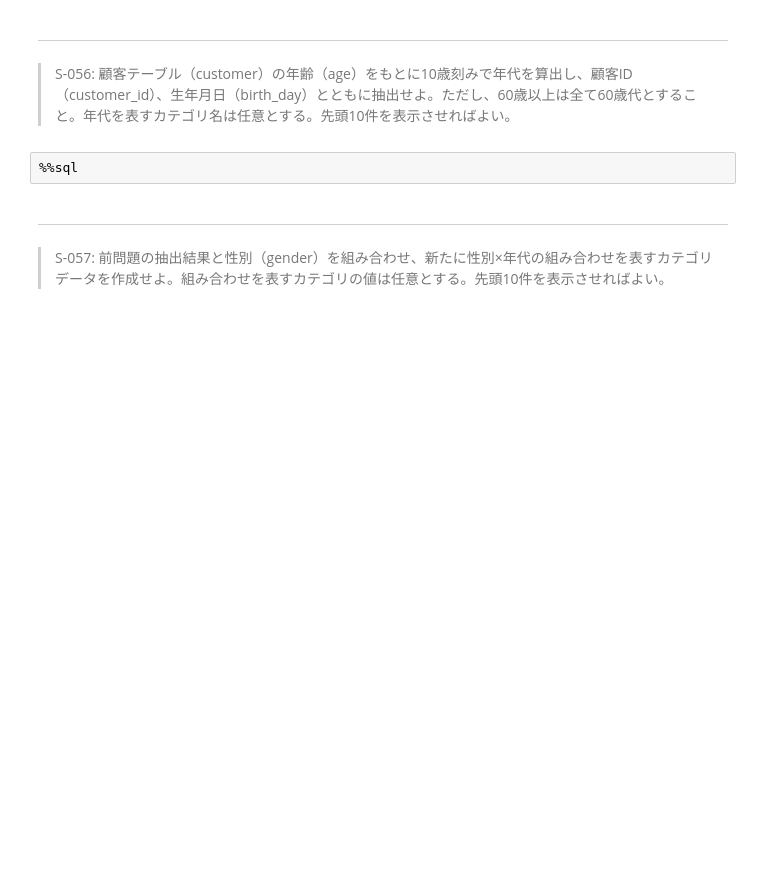
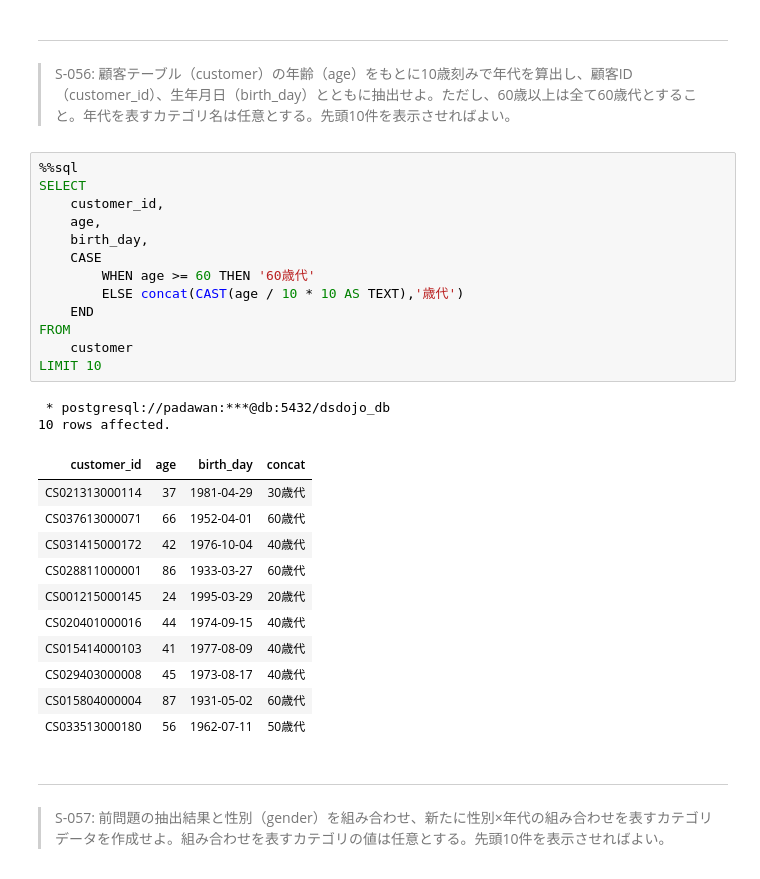
Before and after one commit to kouta0530/jupyter, a Jupyter notebook: practice/100knocks-preprocess/docker/work/preprocess_knock_SQL.ipynb, the cells around one changed output. Saved outputs shown, nothing was run; the diff lists cells and outputs as text; blank space fills up the shorter version.

```diff
--- a/practice/100knocks-preprocess/docker/work/preprocess_knock_SQL.ipynb
+++ b/practice/100knocks-preprocess/docker/work/preprocess_knock_SQL.ipynb
@@ -1397,8 +1397,33 @@ LIMIT 10
 # %% [markdown]
 ---
 > S-056: 顧客テーブル（customer）の年齢（age）をもとに10歳刻みで年代を算出し、顧客ID（customer_id）、生年月日（birth_day）とともに抽出せよ。ただし、60歳以上は全て60歳代とすること。年代を表すカテゴリ名は任意とする。先頭10件を表示させればよい。
-# %%
-%%sql
+# %%
+%%sql
+SELECT
+    customer_id,
+    age,
+    birth_day,
+    CASE
+        WHEN age >= 60 THEN '60歳代'
+        ELSE concat(CAST(age / 10 * 10 AS TEXT),'歳代')
+    END
+FROM
+    customer
+LIMIT 10
+# %% [output]
+ * postgresql://padawan:***@db:5432/dsdojo_db
+10 rows affected.
+| customer_id | age | birth_day | concat |
+| CS021313000114 | 37 | 1981-04-29 | 30歳代 |
+| CS037613000071 | 66 | 1952-04-01 | 60歳代 |
+| CS031415000172 | 42 | 1976-10-04 | 40歳代 |
+| CS028811000001 | 86 | 1933-03-27 | 60歳代 |
+| CS001215000145 | 24 | 1995-03-29 | 20歳代 |
+| CS020401000016 | 44 | 1974-09-15 | 40歳代 |
+| CS015414000103 | 41 | 1977-08-09 | 40歳代 |
+| CS029403000008 | 45 | 1973-08-17 | 40歳代 |
+| CS015804000004 | 87 | 1931-05-02 | 60歳代 |
+| CS033513000180 | 56 | 1962-07-11 | 50歳代 |
 # %% [markdown]
 ---
 > S-057: 前問題の抽出結果と性別（gender）を組み合わせ、新たに性別×年代の組み合わせを表すカテゴリデータを作成せよ。組み合わせを表すカテゴリの値は任意とする。先頭10件を表示させればよい。
```
